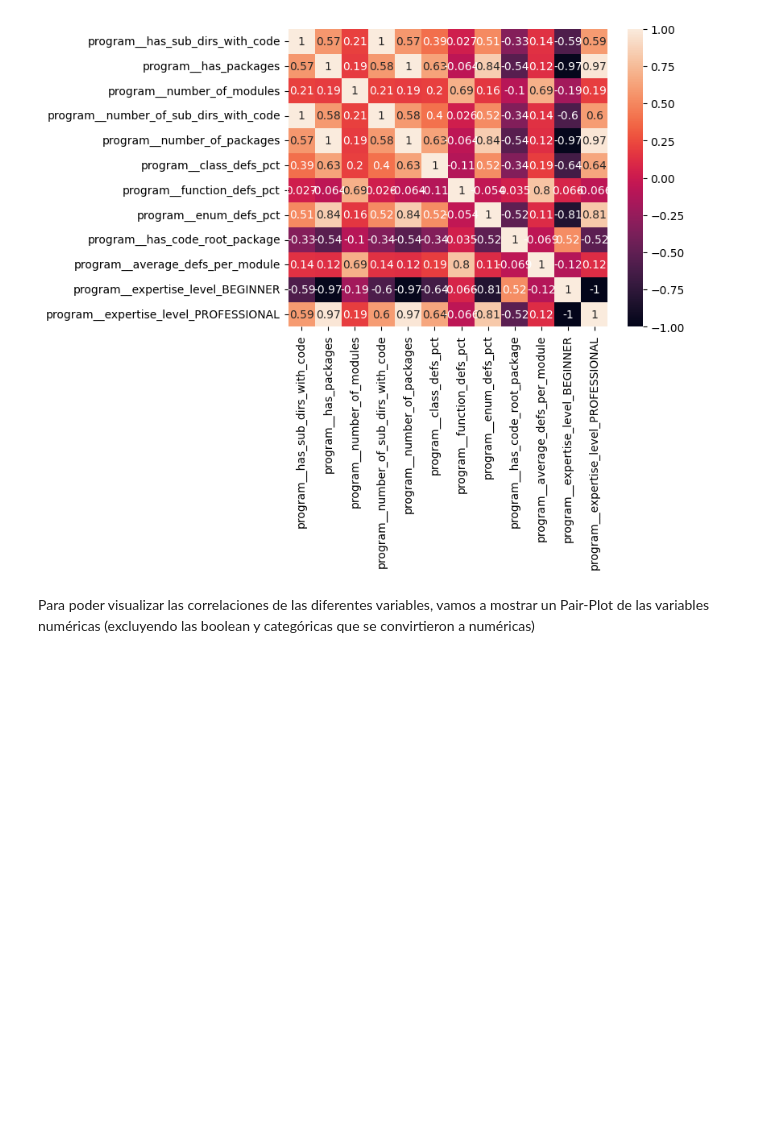
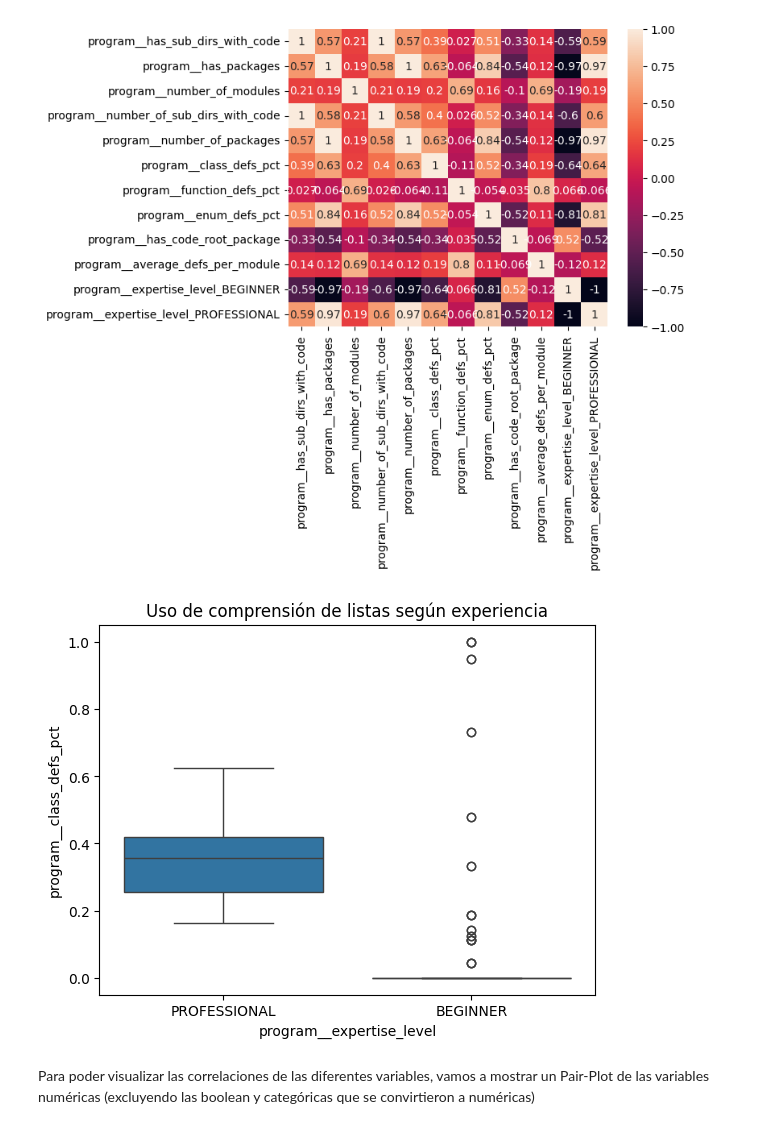
Before and after one commit to UO284262/PythonSourceCodeAnalysis, a Jupyter notebook: notebooks/01_programs.ipynb, the cells around one changed output. Cells and saved outputs as stored; diff of their text form; code cells hidden in the pictures; blank space fills up the shorter version.

```diff
--- a/notebooks/01_programs.ipynb
+++ b/notebooks/01_programs.ipynb
@@ -213,6 +213,12 @@ sns.heatmap(X.corr(method='spearman'), annot=True)
 # %% [output]
 <Axes: >
 [figure]
+# %%
+sns.boxplot(x='program__expertise_level', y='program__class_defs_pct', data=X)
+plt.title('Uso de comprensión de listas según experiencia')
+plt.show()
+# %% [output]
+[figure, added]
 # %% [markdown]
 Para poder visualizar las correlaciones de las diferentes variables, vamos a mostrar un Pair-Plot de las variables numéricas (excluyendo las boolean y categóricas que se convirtieron a numéricas)
 # %%
```
Also changed, not shown: parts of 6 cells of this notebook, 8 other files.
